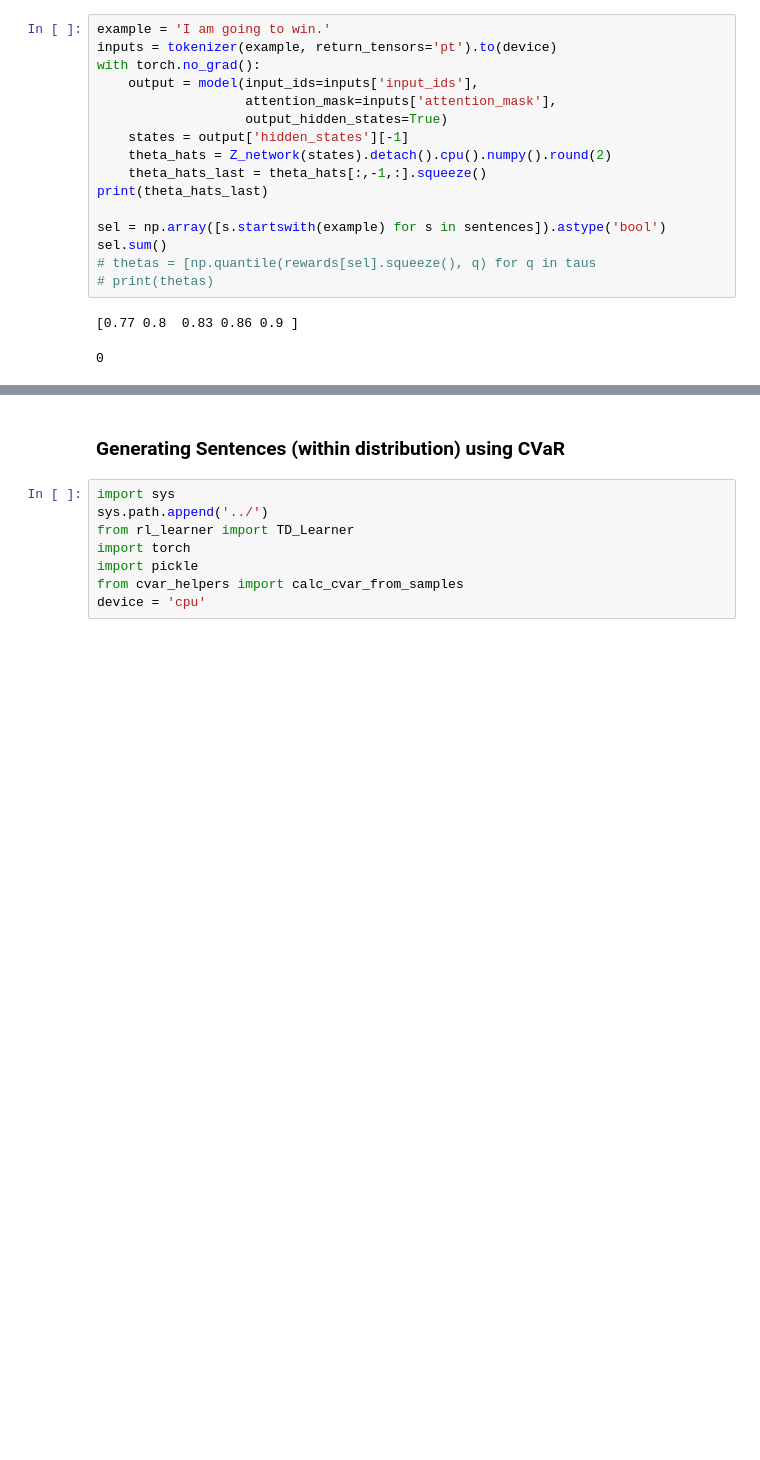
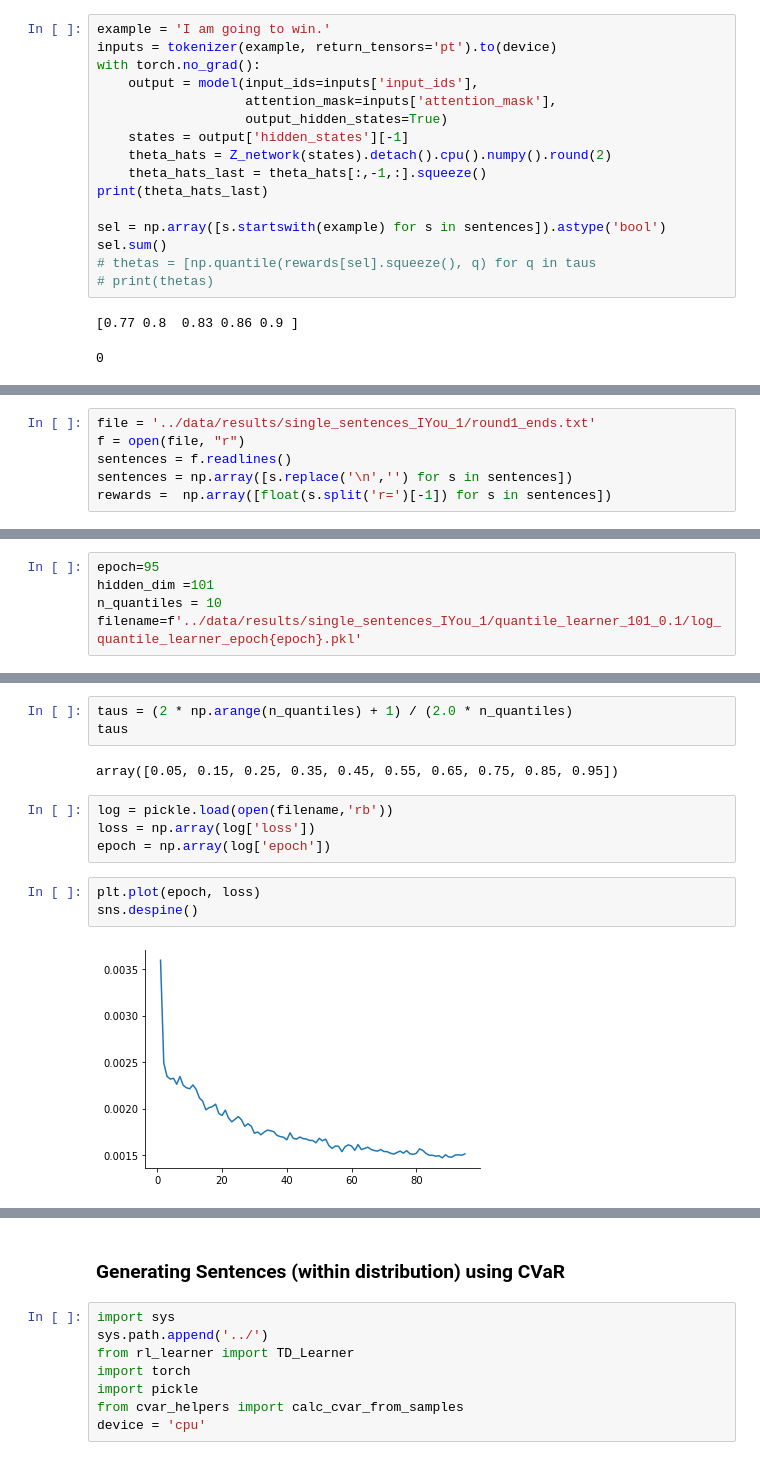
Before and after one commit to crgagne/cvar_generation, a Jupyter notebook: notebooks/Inspecting_Single_Sentence_Distributions.ipynb, the cells around one changed output, grey strips where cells are left out. Drawn from its saved outputs; the diff is of its cells as text; blank space fills up the shorter version.

```diff
--- a/notebooks/Inspecting_Single_Sentence_Distributions.ipynb
+++ b/notebooks/Inspecting_Single_Sentence_Distributions.ipynb
@@ -587,0 +696,6 @@ sel.sum()
+# %%
+file = '../data/results/single_sentences_IYou_1/round1_ends.txt'
+f = open(file, "r")
+sentences = f.readlines()
+sentences = np.array([s.replace('\n','') for s in sentences])
+rewards =  np.array([float(s.split('r=')[-1]) for s in sentences])
@@ -587,0 +719,5 @@ sel.sum()
+# %%
+epoch=95
+hidden_dim =101
+n_quantiles = 10
+filename=f'../data/results/single_sentences_IYou_1/quantile_learner_101_0.1/log_quantile_learner_epoch{epoch}.pkl'
@@ -587,0 +740,14 @@ sel.sum()
+# %%
+taus = (2 * np.arange(n_quantiles) + 1) / (2.0 * n_quantiles)
+taus
+# %% [output]
+array([0.05, 0.15, 0.25, 0.35, 0.45, 0.55, 0.65, 0.75, 0.85, 0.95])
+# %%
+log = pickle.load(open(filename,'rb'))
+loss = np.array(log['loss'])
+epoch = np.array(log['epoch'])
+# %%
+plt.plot(epoch, loss)
+sns.despine()
+# %% [output]
+[figure, added]
```
Also changed, not shown: parts of 54 cells of this notebook, 13 other files.
